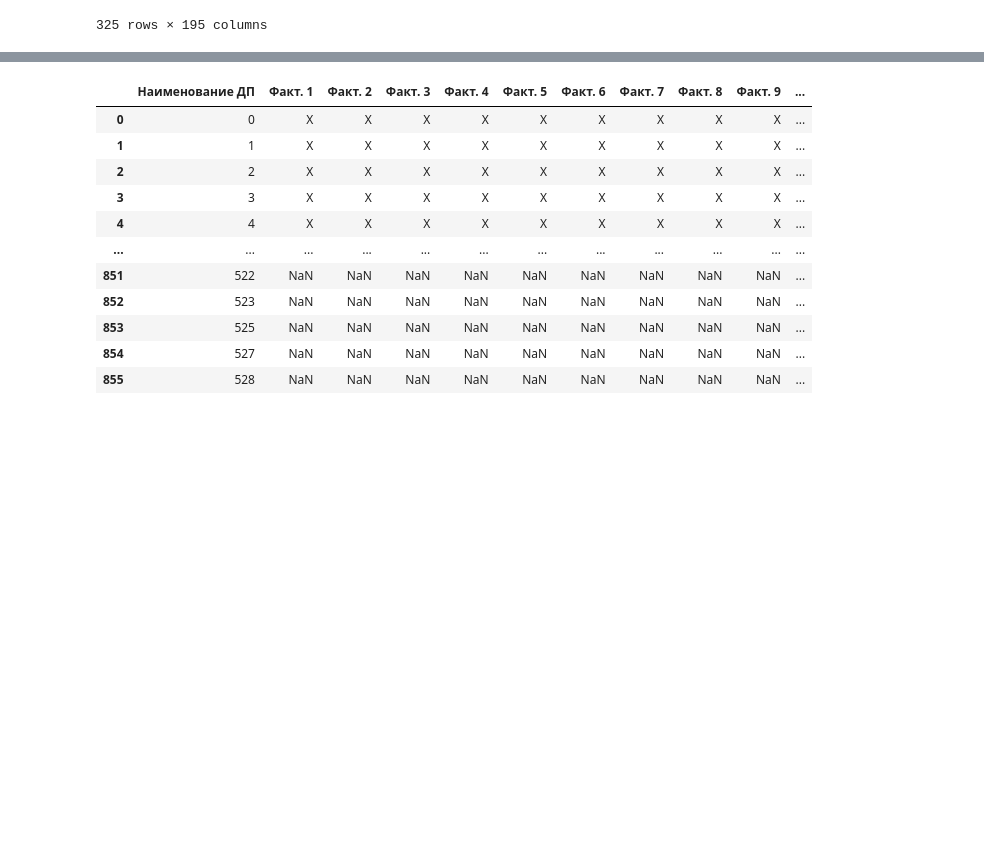
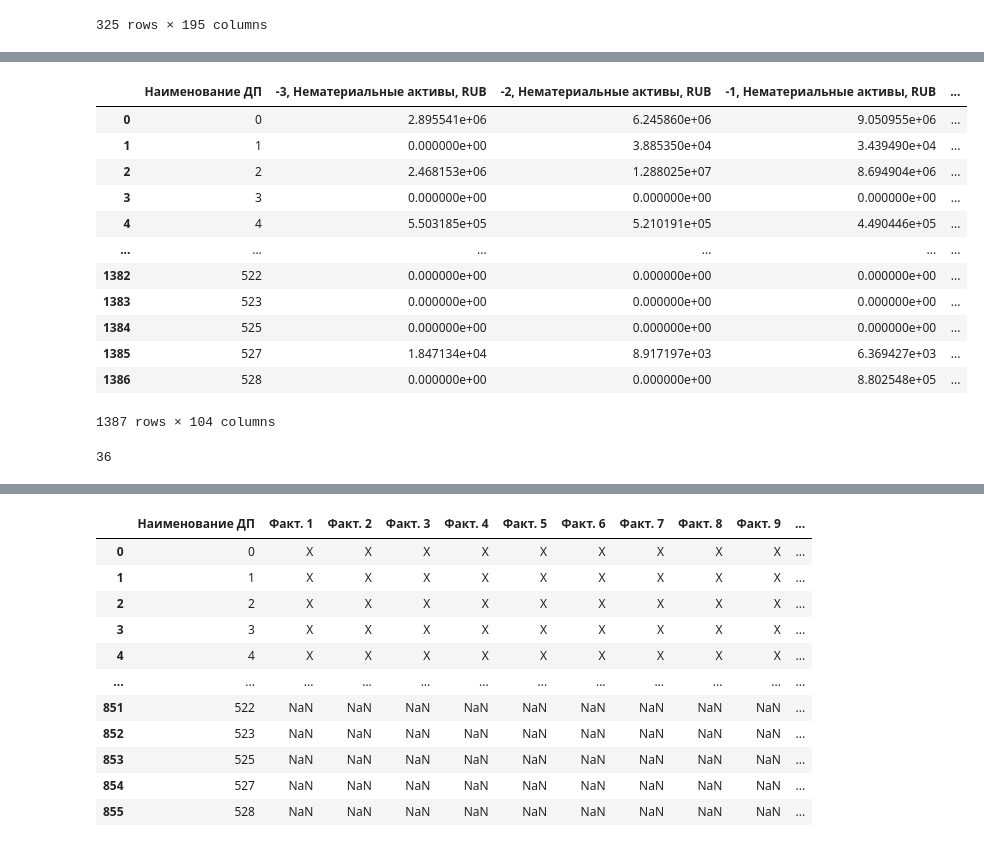
Before and after one commit to YurchenkoPO/McKinsey_Severstal_Hack_2022, a Jupyter notebook: notebooks/leha.ipynb, the cells around one changed output, grey strips where cells are left out. Cells and saved outputs as stored; diff of their text form; code cells hidden in the pictures; blank space fills up the shorter version.

```diff
--- a/notebooks/leha.ipynb
+++ b/notebooks/leha.ipynb
@@ -26,0 +43,20 @@ df_0 = create_df_0years_known()
+# %%
+df_0
+# %% [output]
+|  | Наименование ДП | -3, Нематериальные активы, RUB | -2, Нематериальные активы, RUB | -1, Нематериальные активы, RUB | ... |
+| 0 | 0 | 2.895541e+06 | 6.245860e+06 | 9.050955e+06 | ... |
+| 1 | 1 | 0.000000e+00 | 3.885350e+04 | 3.439490e+04 | ... |
+| 2 | 2 | 2.468153e+06 | 1.288025e+07 | 8.694904e+06 | ... |
+| 3 | 3 | 0.000000e+00 | 0.000000e+00 | 0.000000e+00 | ... |
+| 4 | 4 | 5.503185e+05 | 5.210191e+05 | 4.490446e+05 | ... |
+| ... | ... | ... | ... | ... | ... |
+| 1382 | 522 | 0.000000e+00 | 0.000000e+00 | 0.000000e+00 | ... |
+| 1383 | 523 | 0.000000e+00 | 0.000000e+00 | 0.000000e+00 | ... |
+| 1384 | 525 | 0.000000e+00 | 0.000000e+00 | 0.000000e+00 | ... |
+| 1385 | 527 | 1.847134e+04 | 8.917197e+03 | 6.369427e+03 | ... |
+| 1386 | 528 | 0.000000e+00 | 0.000000e+00 | 8.802548e+05 | ... |
+1387 rows × 104 columns
+# %%
+len([x for x in df_0.columns.tolist() if x.startswith('Факт')])
+# %% [output]
+36
```
Also changed, not shown: parts of 8 cells of this notebook, 1 other file.
